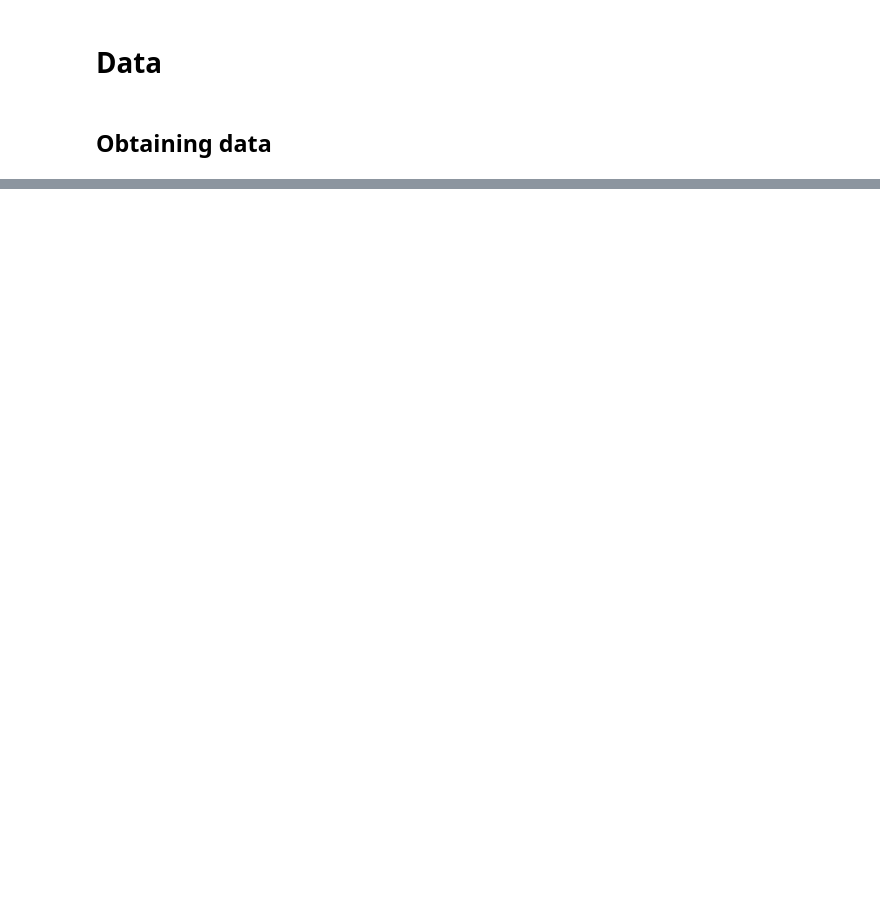
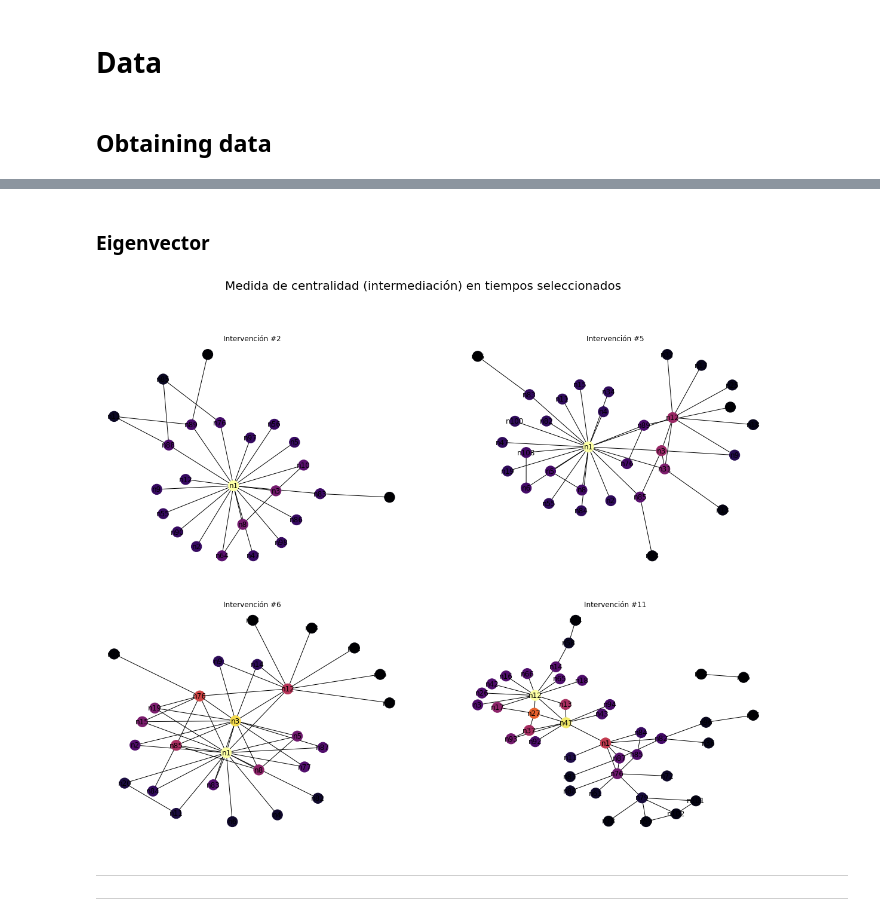
Before and after one commit to santibatte/criminal_communities, a Jupyter notebook: _robdir/caviar/caviar.ipynb, the cells around one changed output, grey strips where cells are left out. Cells and saved outputs as stored; diff of their text form; code cells hidden in the pictures; blank space fills up the shorter version.

```diff
--- a/_robdir/caviar/caviar.ipynb
+++ b/_robdir/caviar/caviar.ipynb
@@ -69,0 +516,56 @@ nx.draw(
+# %% [markdown]
+### Eigenvector
+# %%
+nums_cols = {
+    "fase_1": {
+        "int": 2,
+        "col": "b",
+        "pos": (0, 0)
+    },
+    "fase_2": {
+        "int": 5,
+        "col": "r",
+        "pos": (0, 1)
+    },
+    "fase_3": {
+        "int": 6,
+        "col": "g",
+        "pos": (1, 0)
+    },
+    "fase_4": {
+        "int": 11,
+        "col": "y",
+        "pos": (1, 1)
+    },
+}
+pos = {}
+fig, ax = plt.subplots(2, 2, figsize=(20, 15))
+
+
+for sel in nums_cols:
+
+    num = nums_cols[sel]["int"]
+    col = nums_cols[sel]["col"]
+    pos = nums_cols[sel]["pos"]
+    values = [nx.eigenvector_centrality(G[num])[val] for val in nx.eigenvector_centrality(G[num])]
+
+    nx.draw(
+        G[num],
+        pos=nx.drawing.nx_agraph.graphviz_layout(G[num]),
+        ax=ax[pos[0], pos[1]],
+        with_labels=True,
+        cmap=plt.get_cmap('inferno'),
+        node_color=values
+    )
+
+    ax[pos[0], pos[1]].set_title("Intervención #" + str(num))
+
+
+fig.suptitle("Medida de centralidad (intermediación) en tiempos seleccionados", fontsize=20)
+
+plt.show()
+# %% [output]
+[figure, added]
+# %% [markdown]
+---
+---
```
Also changed, not shown: parts of 53 cells of this notebook, 1 other file.
